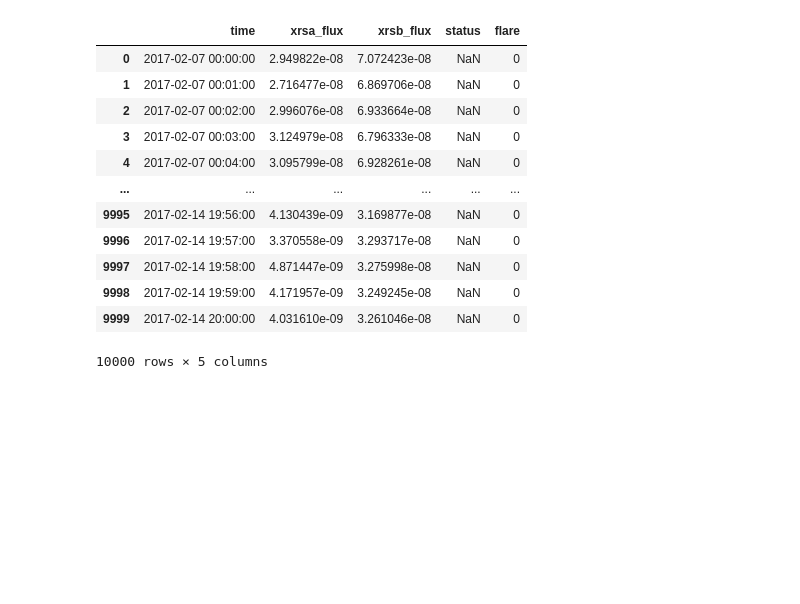
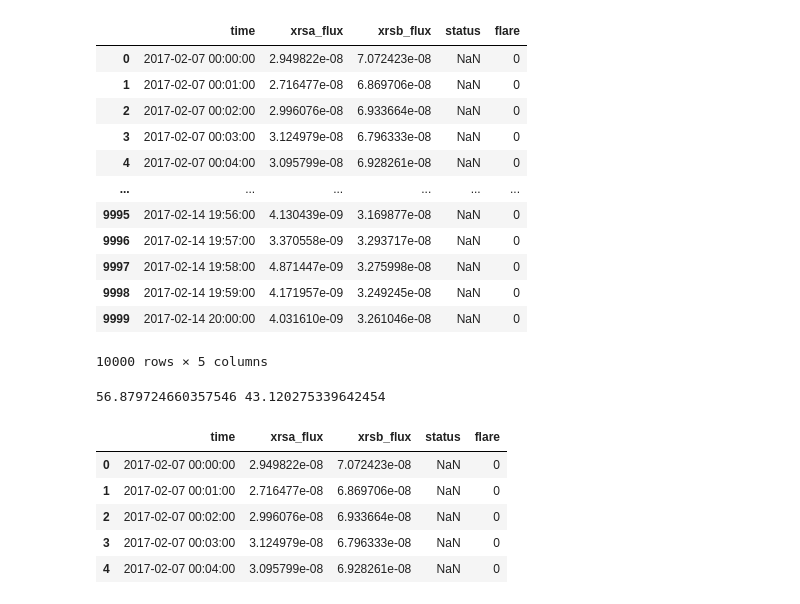
Before and after one commit to FNeffati/PDS, a Jupyter notebook: machine_learning.ipynb, the cells around one changed output. Cells and saved outputs as stored; diff of their text form; code cells hidden in the pictures; blank space fills up the shorter version.

```diff
--- a/machine_learning.ipynb
+++ b/machine_learning.ipynb
@@ -48,3 +53,49 @@ full_set.head(10000)
 | 9998 | 2017-02-14 19:59:00 | 4.171957e-09 | 3.249245e-08 | NaN | 0 |
 | 9999 | 2017-02-14 20:00:00 | 4.031610e-09 | 3.261046e-08 | NaN | 0 |
 10000 rows × 5 columns
+# %%
+# percentage of unique rows and duplicate rows with respect to "time" column
+# roughly 43% of the rows have a repeated time value
+p = (full_set['time'].nunique() / full_set.shape[0] ) * 100
+print(p, 100-p)
+# %% [output]
+56.879724660357546 43.120275339642454
+# %%
+def remove_zeroed_copies(df):
+    '''
+    Separates rows based on flare status, into zero flares and one flares
+    Removes duplicate zero flares by keeping the first occurence of the row
+    Merges zero flares and one flares back together
+
+
+    *** This removes any duplicate rows in the zero flares df, there may still be dupliate rows in the one flares df ***
+
+        removing duplicate rows within one flares will have to be handled more carefully because these are sequences of rows that
+        are associated to actual flares so removing duplication here could result in the loss of a row that contain
+        event_start, event_peak, or event_end status
+
+    Parameters:
+
+    Input:
+        df: dataframe with 'flare' column
+
+    Output:
+        df: dataframe with no duplicate rows that have flare status 0
+    '''
+
+    df_zero_flares = df[df['flare'] == 0]                                           # get rows with flare status 0, zero_flares
+    df_one_flares = df[df['flare'] == 1]                                            # get rows with flare status 1, one_flares
+    df_zero_flares = df_zero_flares.drop_duplicates(subset='time', keep='first')    # remove duplicate rows in zero flares
+    df = pd.concat([df_zero_flares, df_one_flares])                                 # concatenate the two dataframes, df
+    df.sort_values(by=['time'], inplace=True)                                       # sort df by time
+    return df
+
+full_set = remove_zeroed_copies(full_set)
+full_set.head()
+# %% [output]
+|  | time | xrsa_flux | xrsb_flux | status | flare |
+| 0 | 2017-02-07 00:00:00 | 2.949822e-08 | 7.072423e-08 | NaN | 0 |
+| 1 | 2017-02-07 00:01:00 | 2.716477e-08 | 6.869706e-08 | NaN | 0 |
+| 2 | 2017-02-07 00:02:00 | 2.996076e-08 | 6.933664e-08 | NaN | 0 |
+| 3 | 2017-02-07 00:03:00 | 3.124979e-08 | 6.796333e-08 | NaN | 0 |
+| 4 | 2017-02-07 00:04:00 | 3.095799e-08 | 6.928261e-08 | NaN | 0 |
```
Also changed, not shown: parts of 5 cells of this notebook.
